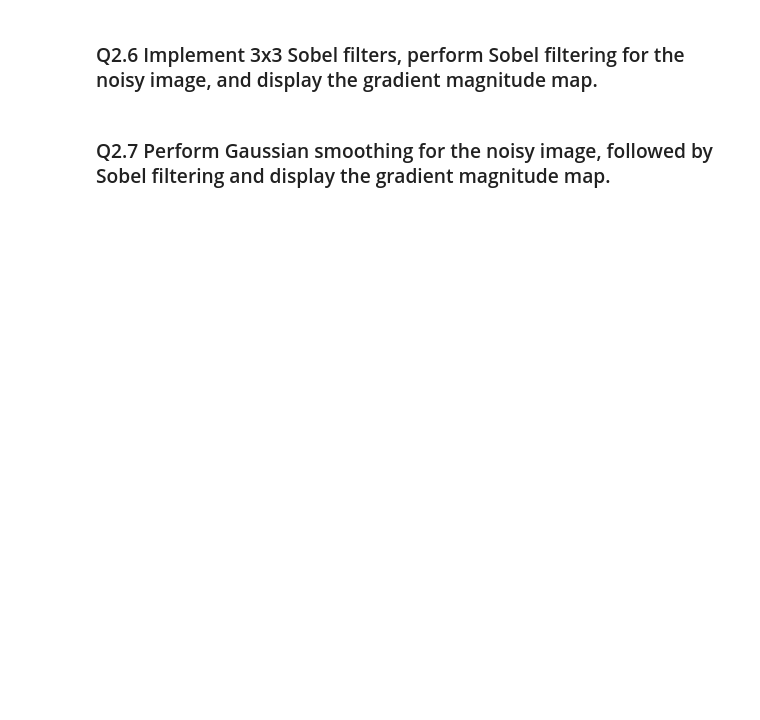
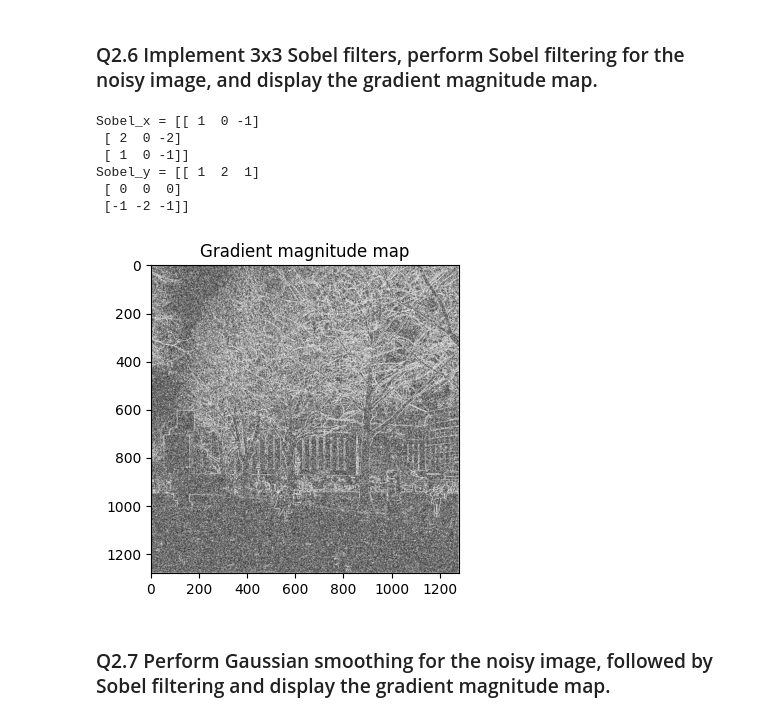
Before and after one commit to wowthecoder/Computer_Vision_2026, a Jupyter notebook: coursework_01/coursework_01.ipynb, the cells around one changed output. Saved outputs shown, nothing was run; the diff lists cells and outputs as text; code cells hidden in the pictures; blank space fills up the shorter version.

```diff
--- a/coursework_01/coursework_01.ipynb
+++ b/coursework_01/coursework_01.ipynb
@@ -235,25 +238,33 @@ plt.gcf().set_size_inches(4, 4)
 ### Q2.6 Implement 3x3 Sobel filters, perform Sobel filtering for the noisy image, and display the gradient magnitude map.
 # %%
 # Construct the Sobel filters
-### Insert your code ###
-sobel_x = ...
-sobel_y = ...
+sobel_x = np.array([[1, 0, -1], [2, 0, -2], [1, 0, -1]])
+sobel_y = np.array([[1, 2, 1], [0, 0, 0], [-1, -2, -1]])
 
 # Print the filters (provided)
 print('Sobel_x = {0}'.format(sobel_x))
 print('Sobel_y = {0}'.format(sobel_y))
 
 # Sobel filtering for the noisy image
-### Insert your code ###
+grad_x = scipy.signal.convolve2d(image_noisy, sobel_x, mode='same')
+grad_y = scipy.signal.convolve2d(image_noisy, sobel_y, mode='same')
 
 # Calculate the gradient magnitude
 ### Insert your code ###
-grad_mag_noisy = ...
+grad_mag_noisy = np.sqrt(grad_x**2 + grad_y**2)
 
 # Display the magnitude map (provided)
 plt.imshow(grad_mag_noisy, cmap='gray', vmin=0, vmax=500)
 plt.title('Gradient magnitude map')
 plt.gcf().set_size_inches(4, 4)
+# %% [output]
+Sobel_x = [[ 1  0 -1]
+ [ 2  0 -2]
+ [ 1  0 -1]]
+Sobel_y = [[ 1  2  1]
+ [ 0  0  0]
+ [-1 -2 -1]]
+[figure, added]
 # %% [markdown]
 ### Q2.7 Perform Gaussian smoothing for the noisy image, followed by Sobel filtering and display the gradient magnitude map.
 # %%
```
Also changed, not shown: parts of 8 cells of this notebook.
